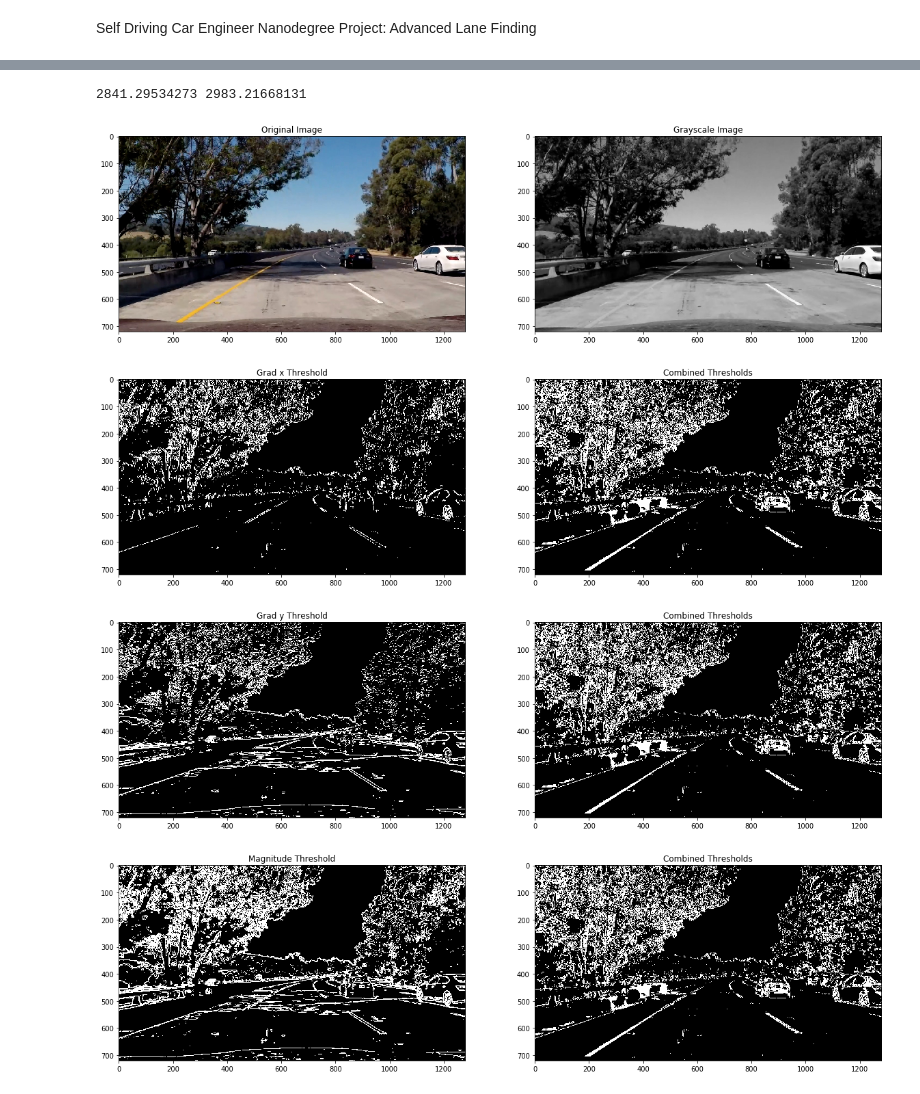
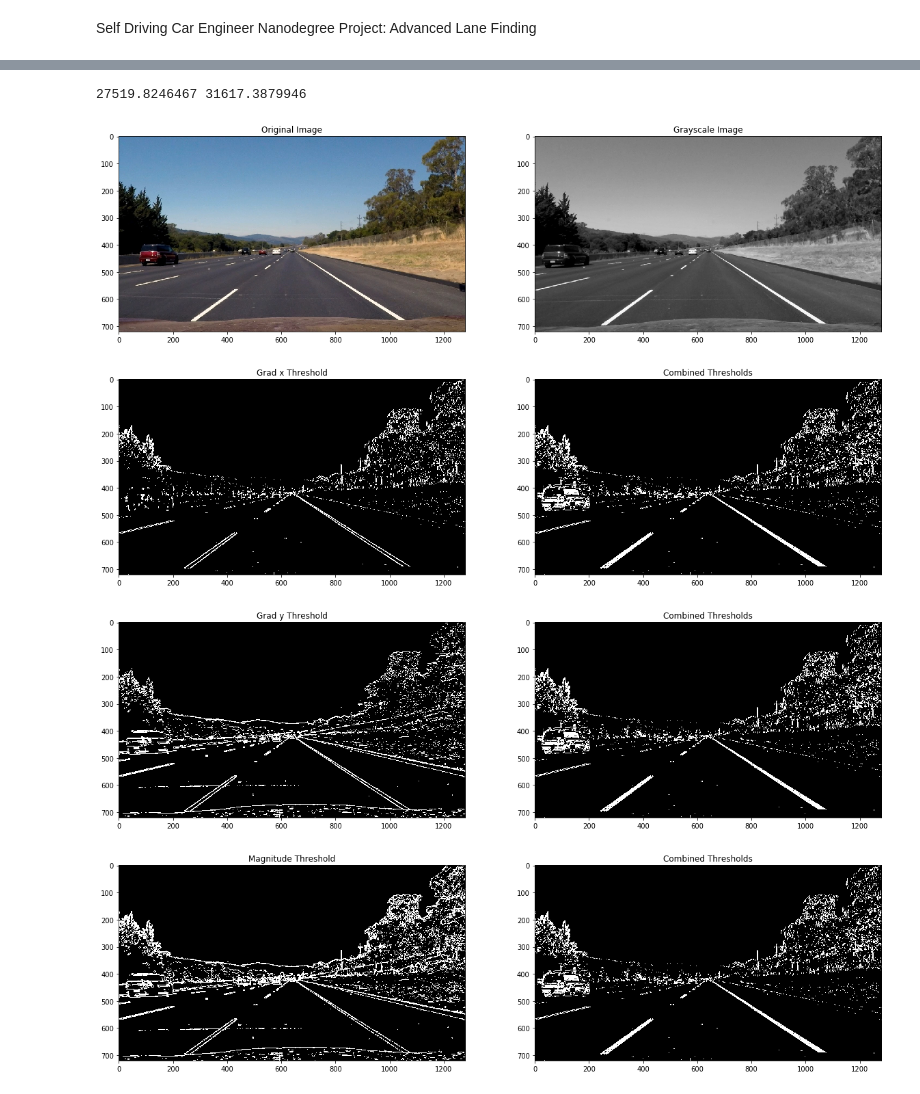
Before and after one commit to avernethy/CarND-Advanced-Lane-Lines, a Jupyter notebook: CarND-Advanced_Lane_Lines.ipynb, the cells around one changed output, grey strips where cells are left out. Cells and saved outputs as stored; diff of their text form; code cells hidden in the pictures.

Commit message:
Added radius of curvature calculation using average of polyfit coefficients calculated with pixel to meter conversion

```diff
--- a/CarND-Advanced_Lane_Lines.ipynb
+++ b/CarND-Advanced_Lane_Lines.ipynb
@@ -223,10 +244,10 @@ def unwarp(gray_img):
     img_size = (gray_img.shape[1], gray_img.shape[0])
     center = gray_img.shape[1]//2
     x_btm = 380
-    #x_top = 45-5#+72
-    x_top = 45 +60
+    #x_top = 45-20#+72,
+    x_top = 45-28 +60#45+60
     y_btm = 720
-    y_top = 500 #450
+    y_top = 480 #450, 500
     src = np.float32([[center - x_btm, y_btm],[center + x_btm, y_btm],[center - x_top, y_top],[center + x_top, y_top]])
     #dst = np.float32([[center - x_btm,y_btm],[center + x_btm,y_btm],[center - x_btm,0],[center + x_btm,0]])
     dst = np.float32([[center - x_btm+100,y_btm],[center + x_btm-100,y_btm],[center - x_btm+100,0],[center + x_btm-100,0]])
@@ -245,9 +266,7 @@ def poly_lanes_search(binary_warped):
     # These will be the starting point for the left and right lines
     midpoint = np.int(histogram.shape[0]//2)
     leftx_base = np.argmax(histogram[:midpoint])
-    #rightx_base = leftx_base+880
     rightx_base = np.argmax(histogram[midpoint:]) + midpoint
-    #print(rightx_base)
 
     # Choose the number of sliding windows
     nwindows = 9
@@ -315,6 +334,11 @@ def poly_lanes_search(binary_warped):
     right_fit = np.polyfit(righty, rightx, 2)
     rightLine.add_xfitted(right_fit)
 
+    ploty = np.linspace(0, combined_warped.shape[0]-1, combined_warped.shape[0])
+    #compute the fitted line
+    left_fitx = left_fit[0]*ploty**2 + left_fit[1]*ploty + left_fit[2]
+    right_fitx = right_fit[0]*ploty**2 + right_fit[1]*ploty + right_fit[2]
+
 
     ym_per_pix = 30/720 # meters per pixel in y dimension
     xm_per_pix = 3.7/700 # meters per pixel in x dimension
@@ -325,12 +349,12 @@ def poly_lanes_search(binary_warped):
     right_fit_cr = np.polyfit(righty*ym_per_pix, rightx*xm_per_pix, 2)
     # Calculate the new radii of curvature
     left_curverad = ((1 + (2*left_fit_cr[0]*y_eval*ym_per_pix + left_fit_cr[1])**2)**1.5) / np.absolute(2*left_fit_cr[0])
-    leftLine.radius_of_curvature = left_curverad
+    #leftLine.radius_of_curvature = left_curverad
 
     right_curverad = ((1 + (2*right_fit_cr[0]*y_eval*ym_per_pix + right_fit_cr[1])**2)**1.5) / np.absolute(2*right_fit_cr[0])
-    rightLine.radius_of_curvature = right_curverad
+    #rightLine.radius_of_curvature = right_curverad
 
-    return left_fit, right_fit, left_lane_inds, right_lane_inds, left_curverad, right_curverad
+    return left_fit, right_fit, left_lane_inds, right_lane_inds, left_curverad, right_curverad, left_fitx, right_fitx
 # %%
 def poly_lanes(binary_warped):
     global leftLine, rightLine
@@ -534,7 +567,7 @@ def poly_lanes_new(binary_warped):
 # %%
 #Rough pipeline to check output
 ksize = 3
-fname = 'test_images/test5.jpg'
+fname = 'test_images/straight_lines2.jpg'
 img = mpimg.imread(fname)
 undist = np.copy(img)
 undist = undistort(undist,mtx,dist)
@@ -560,7 +593,7 @@ combined_warped, M, Minv = unwarp(combined)
 
 #Detect lane lines
 
-left_fit, right_fit, left_lane_inds, right_lane_inds, left_curverad, right_curverad, left_fitx, right_fitx = poly_lanes_new(combined_warped)
+left_fit, right_fit, left_lane_inds, right_lane_inds, left_curverad, right_curverad, left_fitx, right_fitx = poly_lanes_search(combined_warped)
 ploty = np.linspace(0, combined_warped.shape[0]-1, combined_warped.shape[0])
 
 out_img = np.dstack((combined_warped*255, combined_warped*255, combined_warped*255))
@@ -620,35 +653,35 @@ ax1.set_title('Direction Threshold')
 ax2.set_title('Combined Thresholds')
 
 f, (ax1, ax2) = plt.subplots(1,2, figsize=(20,10))
 ax1.imshow(s_binary,cmap = 'gray')
 ax2.imshow(combined,cmap = 'gray')
 ax1.set_title('S-Channel Threshold')
 ax2.set_title('Combined Thresholds')
 
 f, (ax1, ax2) = plt.subplots(1,2, figsize=(20,10))
 ax1.imshow(combined_warped,cmap = 'gray')
 ax2.imshow(combined,cmap = 'gray')
 ax1.set_title('Warped')
 ax2.set_title('Combined Thresholds')
 
 f, (ax1, ax2) = plt.subplots(1,2, figsize=(20,10))
 ax1.imshow(out_img)
 ax1.plot(left_fitx, ploty, color='yellow')
 ax1.plot(right_fitx, ploty, color ='yellow')
 ax2.imshow(combined,cmap = 'gray')
 ax1.set_title('Warped')
 ax2.set_title('Combined Thresholds')
 
 f, (ax1, ax2) = plt.subplots(1,2, figsize=(20,10))
 ax1.imshow(result)
 ax2.imshow(combined,cmap = 'gray')
 ax1.set_title('Warped')
 ax2.set_title('Combined Thresholds')
 
 print(left_curverad, right_curverad)
 # %% [output]
-2841.29534273 2983.21668131
+27519.8246467 31617.3879946
-[figure, old version]
+[figure, new version]
-[figure, old version]
+[figure, new version]
-[figure, old version]
+[figure, new version]
-[figure, old version]
+[figure, new version]
```
Also changed, not shown: parts of 12 cells of this notebook, 8 other files.
